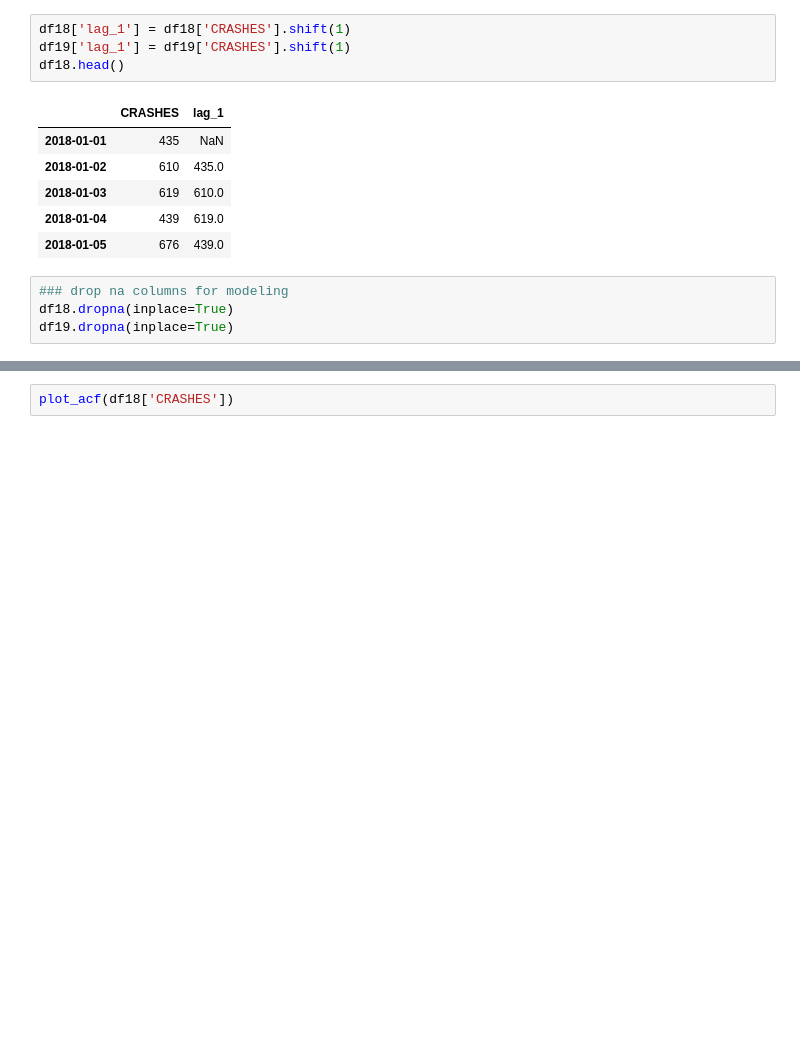
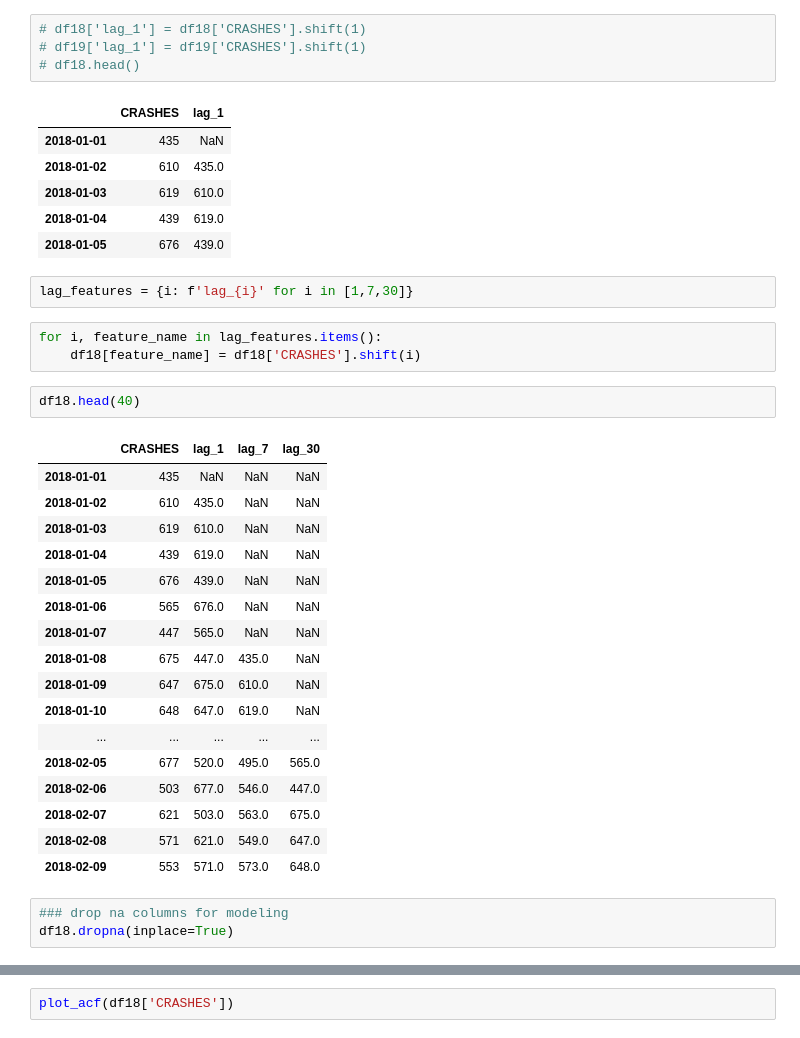
Before and after one commit to rdepiero218/crash_dummies, a Jupyter notebook: rd_time-series.ipynb, the cells around one changed output, grey strips where cells are left out. Cells and saved outputs as stored; diff of their text form; blank space fills up the shorter version.

```diff
--- a/rd_time-series.ipynb
+++ b/rd_time-series.ipynb
@@ -80,7 +80,7 @@ Text(0.5, 1.0, 'Crashes per day 2018')
 # %%
-df18['lag_1'] = df18['CRASHES'].shift(1)
-df19['lag_1'] = df19['CRASHES'].shift(1)
-df18.head()
+# df18['lag_1'] = df18['CRASHES'].shift(1)
+# df19['lag_1'] = df19['CRASHES'].shift(1)
+# df18.head()
 # %% [output]
 |  | CRASHES | lag_1 |
 | 2018-01-01 | 435 | NaN |
@@ -88,7 +88,31 @@ df18.head()
 | 2018-01-03 | 619 | 610.0 |
 | 2018-01-04 | 439 | 619.0 |
 | 2018-01-05 | 676 | 439.0 |
+# %%
+lag_features = {i: f'lag_{i}' for i in [1,7,30]}
+# %%
+for i, feature_name in lag_features.items():
+    df18[feature_name] = df18['CRASHES'].shift(i)
+# %%
+df18.head(40)
+# %% [output]
+|  | CRASHES | lag_1 | lag_7 | lag_30 |
+| 2018-01-01 | 435 | NaN | NaN | NaN |
+| 2018-01-02 | 610 | 435.0 | NaN | NaN |
+| 2018-01-03 | 619 | 610.0 | NaN | NaN |
+| 2018-01-04 | 439 | 619.0 | NaN | NaN |
+| 2018-01-05 | 676 | 439.0 | NaN | NaN |
+| 2018-01-06 | 565 | 676.0 | NaN | NaN |
+| 2018-01-07 | 447 | 565.0 | NaN | NaN |
+| 2018-01-08 | 675 | 447.0 | 435.0 | NaN |
+| 2018-01-09 | 647 | 675.0 | 610.0 | NaN |
+| 2018-01-10 | 648 | 647.0 | 619.0 | NaN |
+| ... | ... | ... | ... | ... |
+| 2018-02-05 | 677 | 520.0 | 495.0 | 565.0 |
+| 2018-02-06 | 503 | 677.0 | 546.0 | 447.0 |
+| 2018-02-07 | 621 | 503.0 | 563.0 | 675.0 |
+| 2018-02-08 | 571 | 621.0 | 549.0 | 647.0 |
+| 2018-02-09 | 553 | 571.0 | 573.0 | 648.0 |
 # %%
 ### drop na columns for modeling
 df18.dropna(inplace=True)
-df19.dropna(inplace=True)
```
Also changed, not shown: parts of 11 cells of this notebook, 6 other files.
